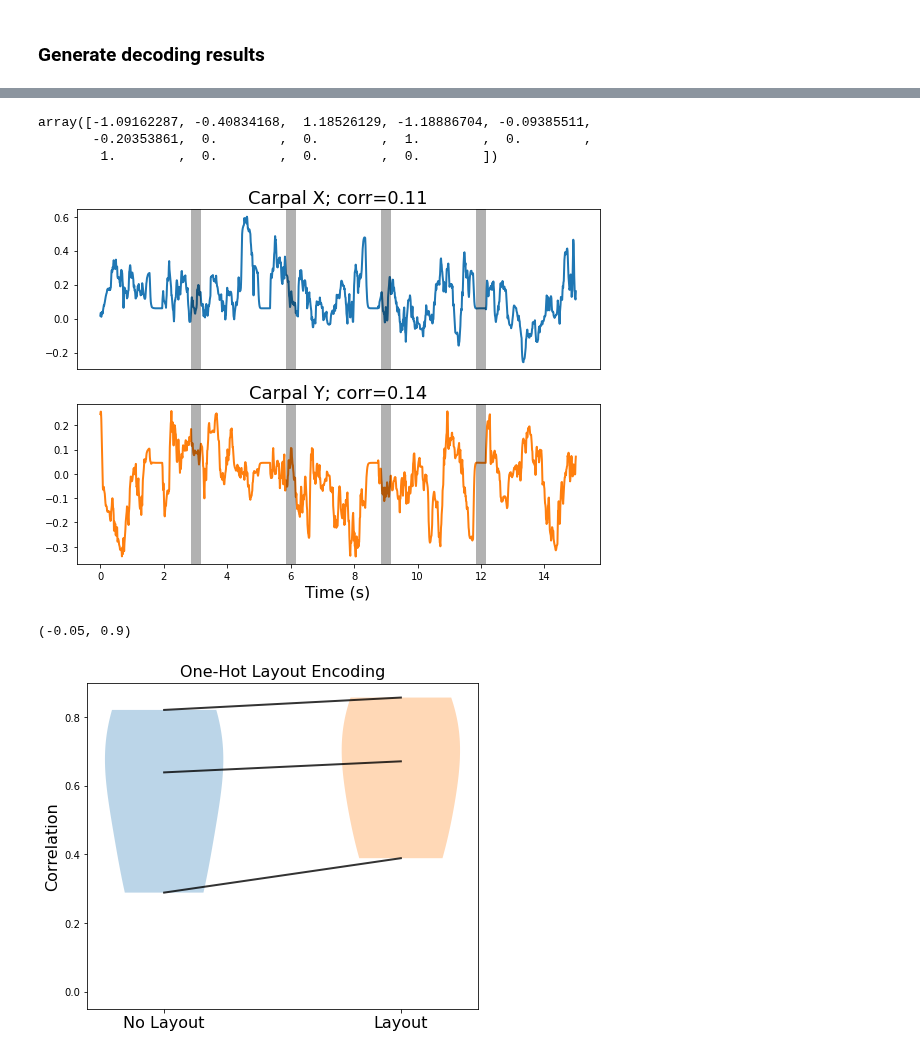
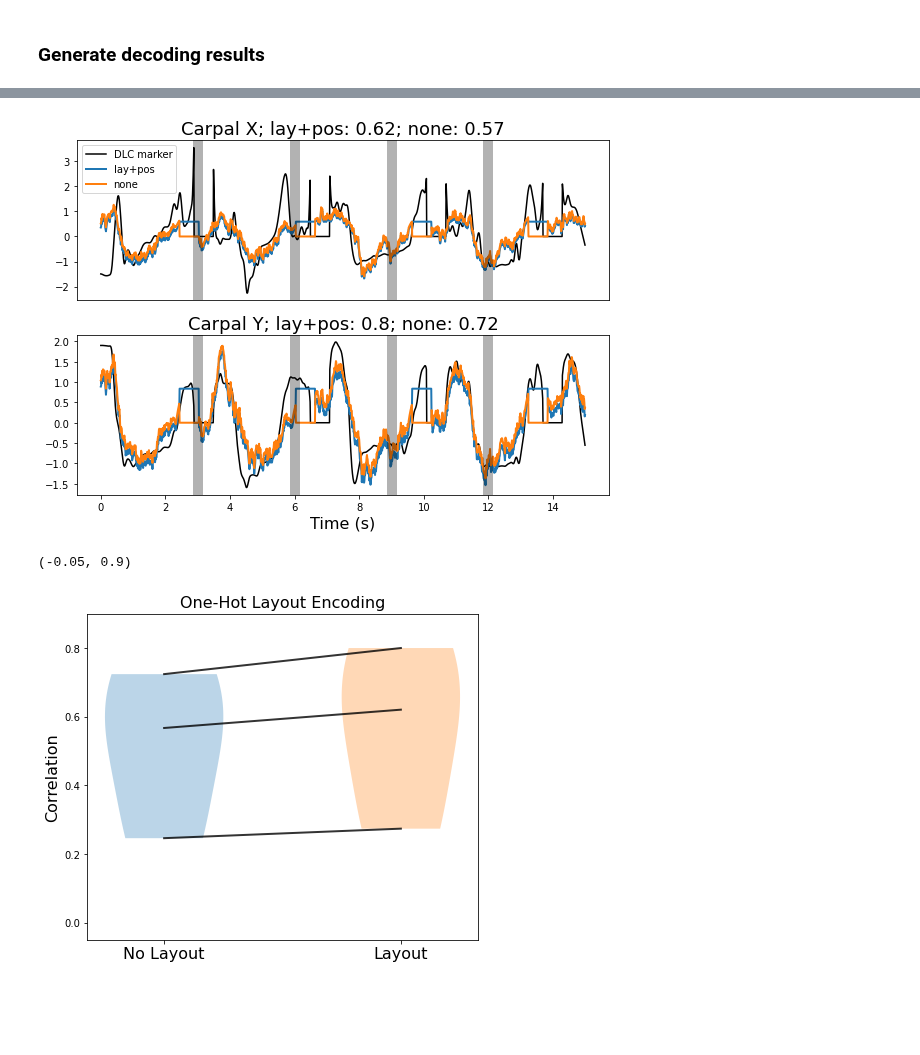
Before and after one commit to ntolley/SEE_decoding, a Jupyter notebook: notebooks/movement_decoding_rnn.ipynb, the cells around one changed output, grey strips where cells are left out. Saved outputs shown, nothing was run; the diff lists cells and outputs as text; code cells hidden in the pictures; blank space fills up the shorter version.

```diff
--- a/notebooks/movement_decoding_rnn.ipynb
+++ b/notebooks/movement_decoding_rnn.ipynb
@@ -70,7 +66,7 @@ def make_generators(pred_df, neural_df, neural_offset, exclude_processing=None):
     sampling_rate = 100
     kernel_offset = int(metadata['kernel_halfwidth'] * sampling_rate)  #Convolution kernel centered at zero, add to neural offset
     offset = neural_offset + kernel_offset
-    window_size = 20
+    window_size = 30
     data_step_size = 1
 
     # Set up PyTorch Dataloaders
@@ -191,12 +252,13 @@ carpal_df = kinematic_df[kinematic_df['name'].str.contains(pat='carpal')]
 carpal_df['posData'] = carpal_df['posData'].map(partial(smooth_waveform, window_len=200, sfreq=100))
 
 func_dict = {'wiener': run_wiener, 'rnn': run_rnn}
-df_dict = {'layout': neural_df, 'nolayout': notask_neural_df}
+df_dict = {'layout': {'df': neural_df, 'task_info': True}, 'nolayout': {'df': notask_neural_df, 'task_info': False}}
 decode_results = dict()
 for func_name, func in func_dict.items():
     decode_results[func_name] = dict()
     for df_type, pred_df in df_dict.items():
-        train_pred, test_pred, train_corr, test_corr = func(carpal_df, pred_df, 20)
+        train_pred, test_pred, train_corr, test_corr = func(carpal_df, pred_df['df'], 20, task_info=pred_df['task_info'])
+        #train_pred, test_pred, train_corr, test_corr = func(kinematic_df, pred_df['df'], 20, task_info=pred_df['task_info'])
 
         decode_results[func_name][df_type] = {
             'train_pred': train_pred,
@@ -230,10 +292,5 @@ Epoch: 50/1000 ... Train Loss: 0.5071  ... Validation Loss: 0.5194
 # %%
-carpal_df = kinematic_df[kinematic_df['name'].str.contains(pat='carpal')]
-exclude_processing = np.zeros(95)
-exclude_processing[-8:] = np.ones(8)
-exclude_processing = exclude_processing.astype(bool)
-
-data_arrays, generators = make_generators(carpal_df, neural_df, 20, exclude_processing)
+data_arrays, generators = make_generators(carpal_df, neural_df, 20)
 
 # Unpack tuple into variables
 training_set, validation_set, testing_set = data_arrays
@@ -244,41 +301,42 @@ y_train_data = training_set[:][1][:,-1,:].detach().cpu().numpy()
 
 X_test_data = testing_set[:][0][:,-1,:].detach().cpu().numpy()
 y_test_data = testing_set[:][1][:,-1,:].detach().cpu().numpy()
-# %%
-X_train_data[1000,-14:]
-# %% [output]
-array([-1.09162287, -0.40834168,  1.18526129, -1.18886704, -0.09385511,
-       -0.20353861,  0.        ,  0.        ,  1.        ,  0.        ,
-        1.        ,  0.        ,  0.        ,  0.        ])
 # %%
 plt.figure(figsize=(8, 6))
-tstart = 1800
+tstart = 12
 bounds = np.arange(tstart, tstart + 1500)
 x_vals = np.arange(len(bounds))/100
+
+decoder_type = 'wiener'
 
 marker_names = ['Carpal X', 'Carpal Y', 'Carpal Z']
 for col_idx in range(2):
     plt.subplot(2, 1, col_idx+1)
-    #plt.plot(x_vals, y_test_data[bounds, col_idx], color='k')
-    plt.plot(x_vals, decode_results['rnn']['layout']['test_pred'][bounds, col_idx], color=f'C{col_idx + 0}', linewidth=2)
-    plt.title(f"{marker_names[col_idx]}; corr={np.round(decode_results['rnn']['layout']['test_corr'][col_idx], 2)}", fontsize=18)
+    plt.plot(x_vals, y_test_data[bounds, col_idx], color='k', label='DLC marker')
+    plt.plot(x_vals, decode_results[decoder_type]['layout']['test_pred'][bounds, col_idx], color='C0', linewidth=2, label='lay+pos')
+    plt.plot(x_vals, decode_results[decoder_type]['nolayout']['test_pred'][bounds, col_idx], color='C1', linewidth=2, label='none')
+
+    layout_corr = np.round(decode_results[decoder_type]['layout']['test_corr'][col_idx], 2)
+    nolayout_corr = np.round(decode_results[decoder_type]['nolayout']['test_corr'][col_idx], 2)
+    plt.title(f"{marker_names[col_idx]}; lay+pos: {layout_corr}; none: {nolayout_corr}", fontsize=18)
 
     if col_idx == 1:
         plt.xlabel('Time (s)', fontsize=16)
     else:
         plt.xticks([])
+        plt.legend()
 
     plt.ylim(plt.ylim())
     plt.xlim(plt.xlim())
 
     plt.vlines(x=[3, 6, 9, 12],ymin=-10, ymax=10, color='k', linewidth=10, linestyle='-', alpha=0.3)
 plt.tight_layout()
 plt.savefig(f'movement_decoding_final.svg')
 # %% [output]
-[figure, old version]
+[figure, new version]
 # %%
-nolayout_test_corr = decode_results['rnn']['nolayout']['test_corr']
-all_test_corr = decode_results['rnn']['layout']['test_corr']
+nolayout_test_corr = decode_results[decoder_type]['nolayout']['test_corr']
+all_test_corr = decode_results[decoder_type]['layout']['test_corr']
 
 plt.figure(figsize=(7,6))
 plot_data = np.stack([nolayout_test_corr, all_test_corr])
@@ -291,7 +349,7 @@ plt.title('One-Hot Layout Encoding', fontsize=16)
 plt.ylim([-0.05,0.9])
 # %% [output]
 (-0.05, 0.9)
-[figure, old version]
+[figure, new version]
 # %%
 plt.figure(figsize=(14,6))
 plt.subplot(1,2,1)
```
Also changed, not shown: parts of 4 cells of this notebook, 2 other files.
